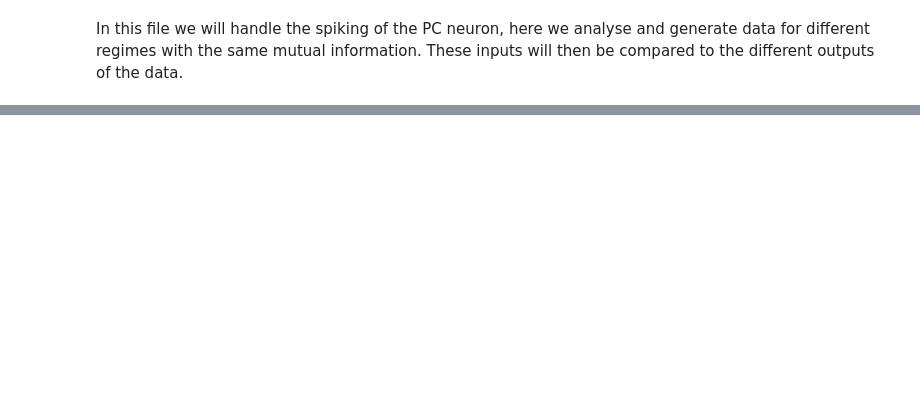
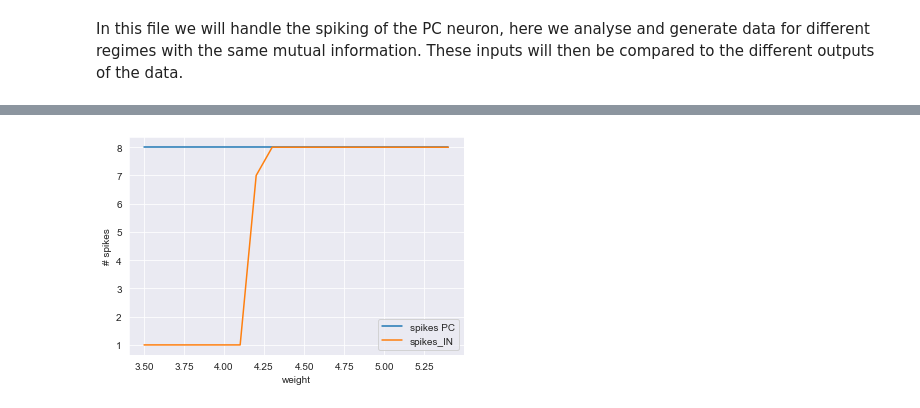
Before and after one commit to LaurenKeizer/BachelorStage, a Jupyter notebook: TestingVariables/PC_spiking.ipynb, the cells around one changed output, grey strips where cells are left out. Saved outputs shown, nothing was run; the diff lists cells and outputs as text; code cells hidden in the pictures; blank space fills up the shorter version.

```diff
--- a/TestingVariables/PC_spiking.ipynb
+++ b/TestingVariables/PC_spiking.ipynb
@@ -96,0 +114,10 @@ plt.plot(output['MI_i'])
+# %%
+plt.figure()
+plt.plot(weights,spikes_PC, label='spikes PC')
+plt.plot(weights,spikes_IN, label='spikes_IN')
+plt.xlabel('weight')
+plt.ylabel('# spikes')
+plt.legend()
+plt.show()
+# %% [output]
+[figure, added]
```
Also changed, not shown: parts of 14 cells of this notebook, 10 other files.
